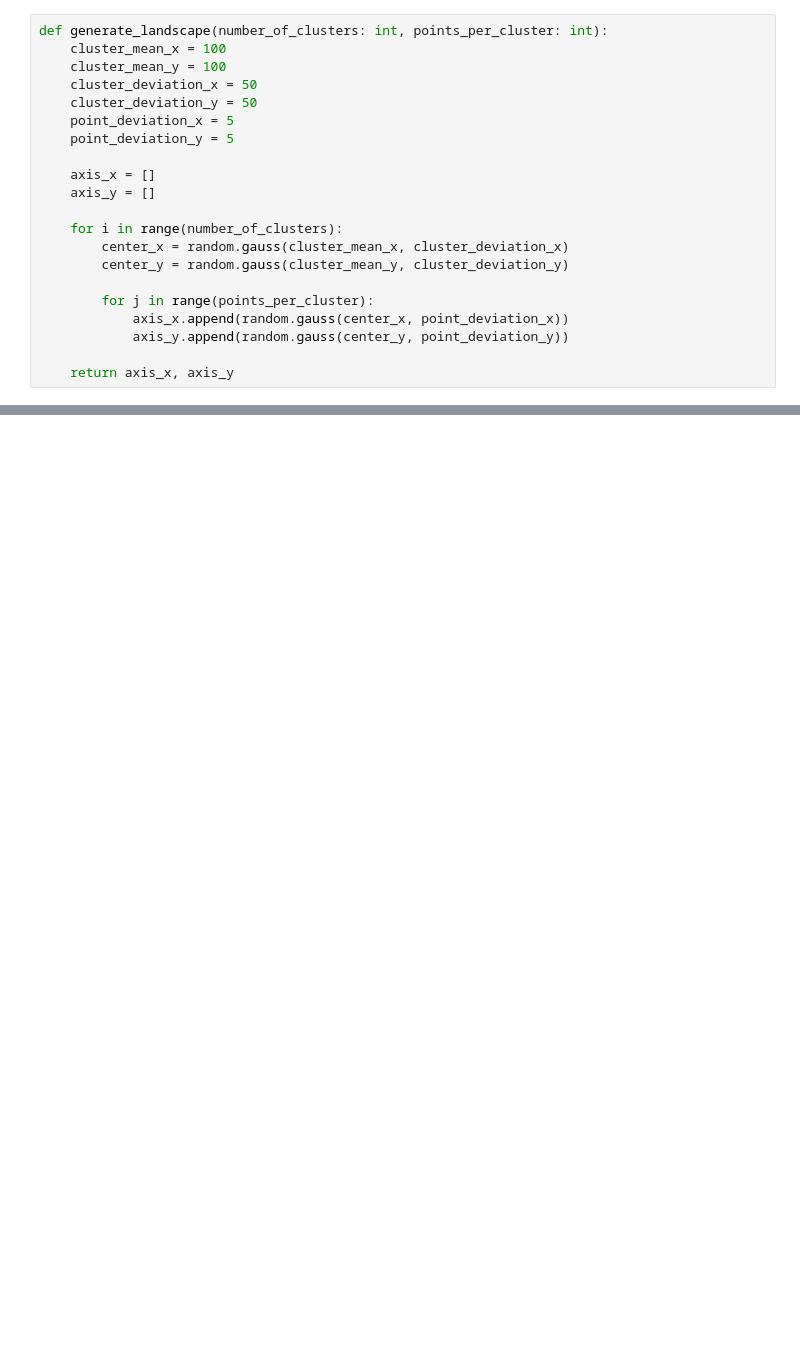
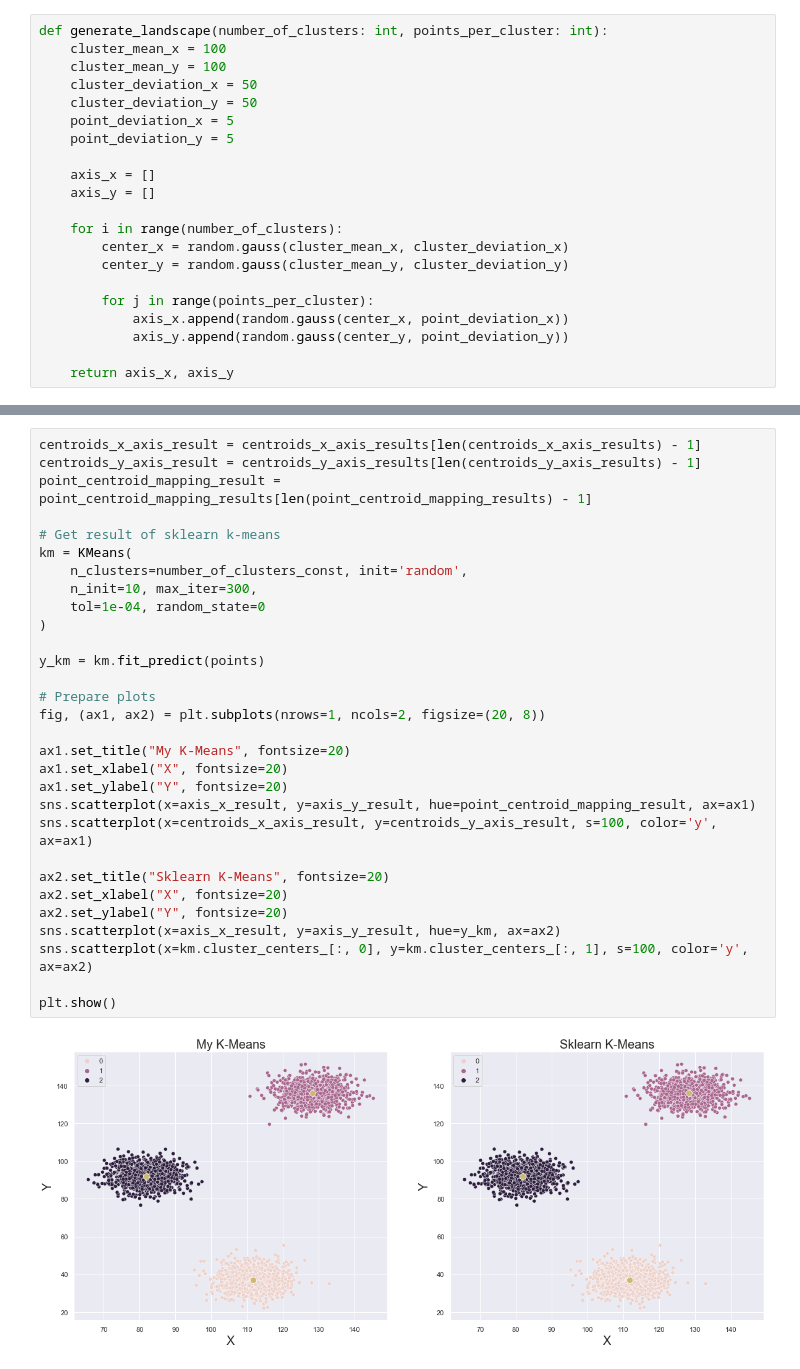
Before and after one commit to Blind-Striker/swe-584-assigment-kmeans, a Jupyter notebook: kmeans.ipynb, the cells around one changed output, grey strips where cells are left out. Drawn from its saved outputs; the diff is of its cells as text; blank space fills up the shorter version.

```diff
--- a/kmeans.ipynb
+++ b/kmeans.ipynb
@@ -191,0 +333,32 @@ plt.show()
+# %%
+centroids_x_axis_result = centroids_x_axis_results[len(centroids_x_axis_results) - 1]
+centroids_y_axis_result = centroids_y_axis_results[len(centroids_y_axis_results) - 1]
+point_centroid_mapping_result = point_centroid_mapping_results[len(point_centroid_mapping_results) - 1]
+
+# Get result of sklearn k-means
+km = KMeans(
+    n_clusters=number_of_clusters_const, init='random',
+    n_init=10, max_iter=300,
+    tol=1e-04, random_state=0
+)
+
+y_km = km.fit_predict(points)
+
+# Prepare plots
+fig, (ax1, ax2) = plt.subplots(nrows=1, ncols=2, figsize=(20, 8))
+
+ax1.set_title("My K-Means", fontsize=20)
+ax1.set_xlabel("X", fontsize=20)
+ax1.set_ylabel("Y", fontsize=20)
+sns.scatterplot(x=axis_x_result, y=axis_y_result, hue=point_centroid_mapping_result, ax=ax1)
+sns.scatterplot(x=centroids_x_axis_result, y=centroids_y_axis_result, s=100, color='y', ax=ax1)
+
+ax2.set_title("Sklearn K-Means", fontsize=20)
+ax2.set_xlabel("X", fontsize=20)
+ax2.set_ylabel("Y", fontsize=20)
+sns.scatterplot(x=axis_x_result, y=axis_y_result, hue=y_km, ax=ax2)
+sns.scatterplot(x=km.cluster_centers_[:, 0], y=km.cluster_centers_[:, 1], s=100, color='y', ax=ax2)
+
+plt.show()
+# %% [output]
+[figure, added]
```
Also changed, not shown: parts of 26 cells of this notebook, 1 other file.
